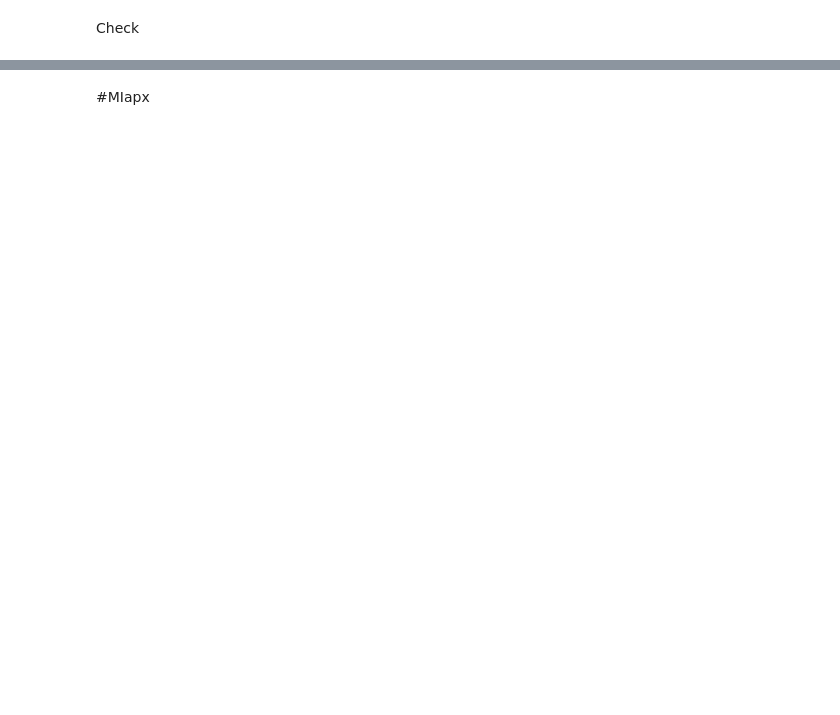
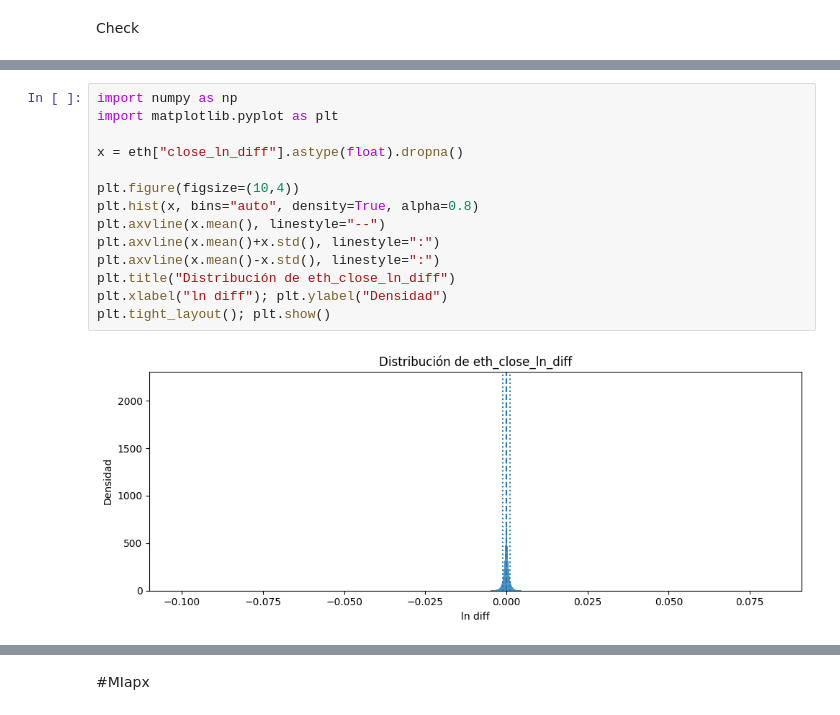
Before and after one commit to Miguithub/fourier, a Jupyter notebook: Fourier_ETH.ipynb, the cells around one changed output, grey strips where cells are left out. Saved outputs shown, nothing was run; the diff lists cells and outputs as text; blank space fills up the shorter version.

```diff
--- a/Fourier_ETH.ipynb
+++ b/Fourier_ETH.ipynb
@@ -636,0 +234,16 @@ L* (min ventana estable, min): None
+# %%
+import numpy as np
+import matplotlib.pyplot as plt
+
+x = eth["close_ln_diff"].astype(float).dropna()
+
+plt.figure(figsize=(10,4))
+plt.hist(x, bins="auto", density=True, alpha=0.8)
+plt.axvline(x.mean(), linestyle="--")
+plt.axvline(x.mean()+x.std(), linestyle=":")
+plt.axvline(x.mean()-x.std(), linestyle=":")
+plt.title("Distribución de eth_close_ln_diff")
+plt.xlabel("ln diff"); plt.ylabel("Densidad")
+plt.tight_layout(); plt.show()
+# %% [output]
+[figure, added]
```
Also changed, not shown: parts of 70 cells of this notebook.
